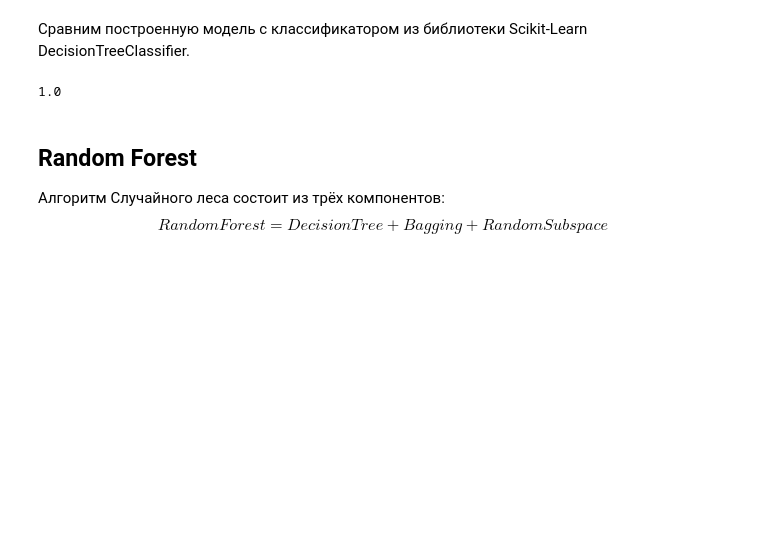
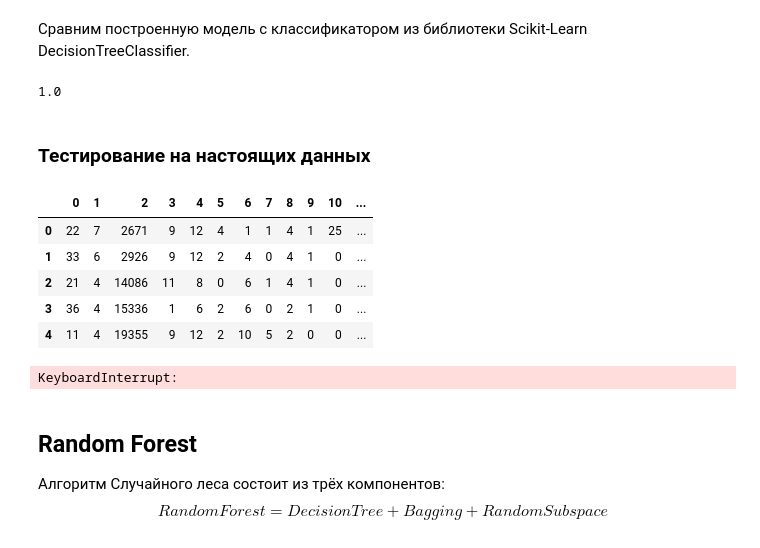
Before and after one commit to mfedoriv/random-forest, a Jupyter notebook: random-forest.ipynb, the cells around one changed output. Cells and saved outputs as stored; diff of their text form; code cells hidden in the pictures; blank space fills up the shorter version.

```diff
--- a/random-forest.ipynb
+++ b/random-forest.ipynb
@@ -261,3 +368,14 @@ sk_y_pred = sk_model.predict(X_test)
 accuracy_score(y_test, sk_y_pred)
 # %% [output]
 1.0
+# %% [markdown]
+### Тестирование на настоящих данных
+# %%
+df_train_encoded.head()
+# %% [output]
+|  | 0 | 1 | 2 | 3 | 4 | 5 | 6 | 7 | 8 | 9 | 10 | ... |
+| 0 | 22 | 7 | 2671 | 9 | 12 | 4 | 1 | 1 | 4 | 1 | 25 | ... |
+| 1 | 33 | 6 | 2926 | 9 | 12 | 2 | 4 | 0 | 4 | 1 | 0 | ... |
+| 2 | 21 | 4 | 14086 | 11 | 8 | 0 | 6 | 1 | 4 | 1 | 0 | ... |
+| 3 | 36 | 4 | 15336 | 1 | 6 | 2 | 6 | 0 | 2 | 1 | 0 | ... |
+| 4 | 11 | 4 | 19355 | 9 | 12 | 2 | 10 | 5 | 2 | 0 | 0 | ... |
@@ -264,3 +393,7 @@ accuracy_score(y_test, sk_y_pred)
+# %%
+model_enc.fit(X_train_enc, y_train_enc, max_features=-1)
+# %% [output]
+KeyboardInterrupt:
 # %% [markdown]
 ## Random Forest
 
```
Also changed, not shown: parts of 22 cells of this notebook.
